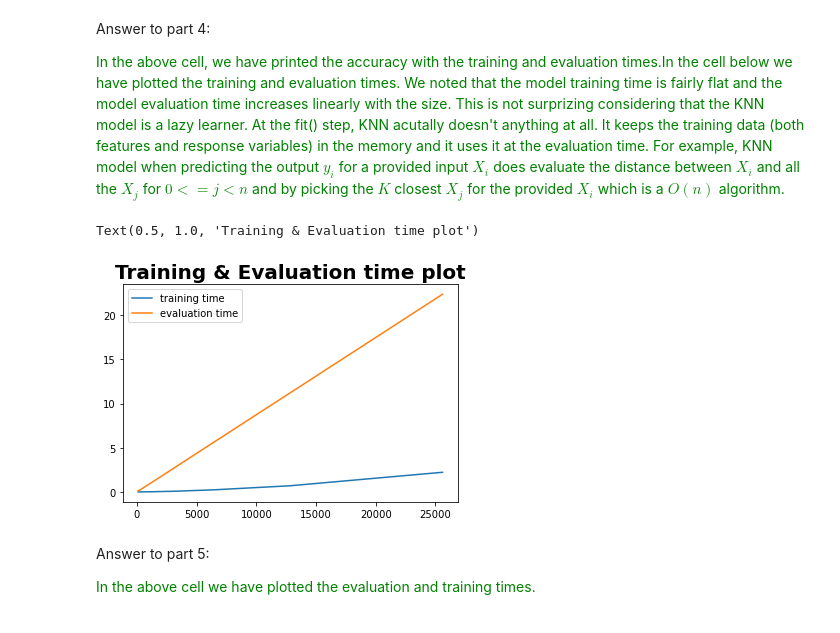
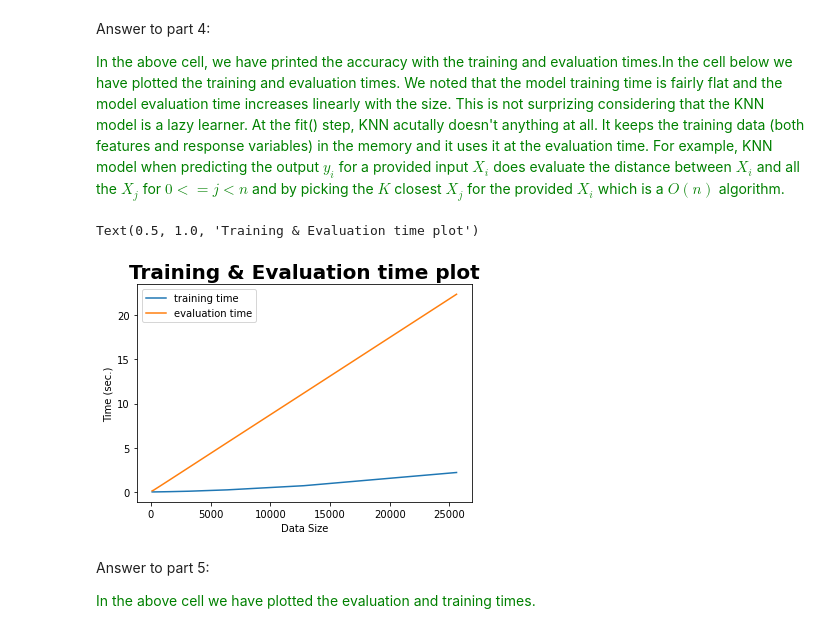
Before and after one commit to jagannathanl/jagan-lak-w207, a Jupyter notebook: jagannathan_lakshmipathy_project1.ipynb, the cells around one changed output. Drawn from its saved outputs; the diff is of its cells as text; code cells hidden in the pictures.

```diff
--- a/jagannathan_lakshmipathy_project1.ipynb
+++ b/jagannathan_lakshmipathy_project1.ipynb
@@ -282,11 +282,13 @@ Answer to part 4:
 # %%
 plt.plot(train_sizes, train_times)
 plt.plot(train_sizes, eval_times)
 plt.legend(["training time", "evaluation time"])
+plt.xlabel("Data Size")
+plt.ylabel("Time (sec.)")
 plt.title('Training & Evaluation time plot',fontweight ="bold", fontsize=20)
 # %% [output]
 Text(0.5, 1.0, 'Training & Evaluation time plot')
-[figure, old version]
+[figure, new version]
 # %% [markdown]
 Answer to part 5:
 
```
Also changed, not shown: parts of 12 cells of this notebook.
